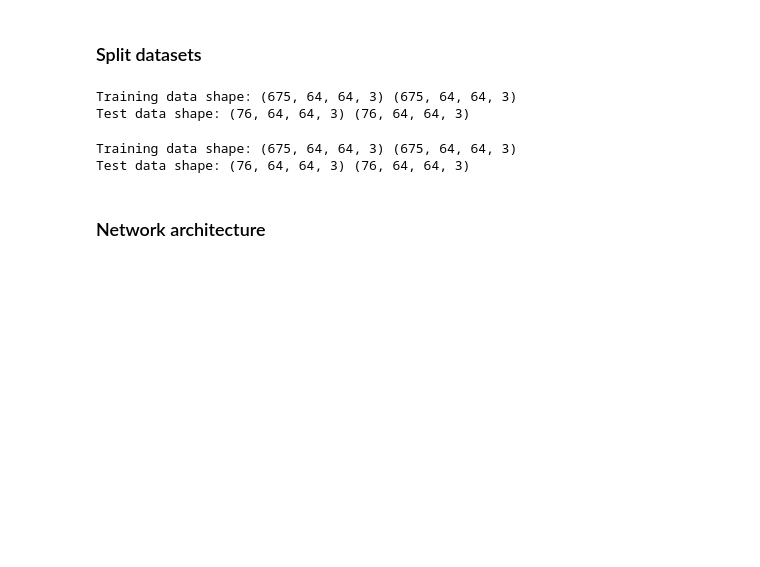
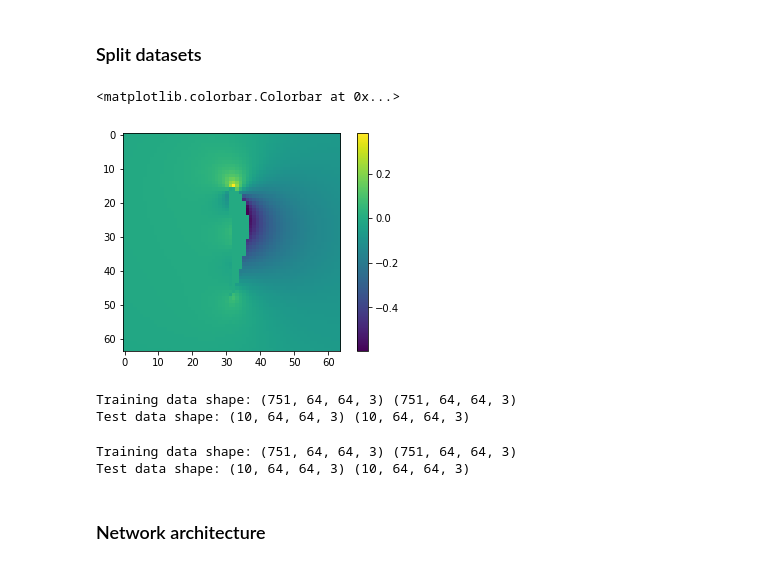
Before and after one commit to BSVogler/ferienakademie2018-accelerating-physics-with-deep-learning, a Jupyter notebook: Tutorial_1.ipynb, the cells around one changed output. Saved outputs shown, nothing was run; the diff lists cells and outputs as text; code cells hidden in the pictures; blank space fills up the shorter version.

```diff
--- a/Tutorial_1.ipynb
+++ b/Tutorial_1.ipynb
@@ -110,3 +74,26 @@ Normalized target maxes: 0.5181714179504846 1.739651600742902 1.7284380207634795
 Normalized target mins: -1.957152811908768 -0.729521000704373 -0.7706419276952202
 # %% [markdown]
 ### Split datasets
+# %%
+#read test dataset
+testDir = os.getcwd() + '/data/testDataSetFinal'
+testFiles = listdir(testDir)
+# %%
+test_inputs = []
+test_targets = []
+for i, file in enumerate(testFiles):
+    npfile = np.load(testDir +'/' + file)
+    #a file contains 6 images: 3 for input p, vx, vy and output (ground truth)
+    d = npfile['a']
+    test_inputs.append(d[0:3])   # inx, iny, mask
+    test_targets.append(d[3:6])   # p, velx, vely
+test_inputs = np.asarray(test_inputs)
+test_targets = np.asarray(test_targets)
+# %%
+n_test_inputs, n_test_targets, n_vxmax, n_vymax = normalize_data(test_inputs,test_targets,norm = 1)
+# %%
+plt.imshow(n_test_targets[0,0,:,:])
+plt.colorbar()
+# %% [output]
+<matplotlib.colorbar.Colorbar at 0x...>
+[figure, added]
@@ -118,24 +108,24 @@ train_val_inputs  = train_val_inputs.transpose(0,2,3,1)
 train_val_targets = train_val_targets.transpose(0,2,3,1)
 
 #test dataset
-test_inputs  = test_inputs.transpose(0,2,3,1)
-test_targets = test_targets.transpose(0,2,3,1)
+n_test_inputs  = n_test_inputs.transpose(0,2,3,1)
+n_test_targets = n_test_targets.transpose(0,2,3,1)
 
 print('Training data shape:',np.shape(train_val_inputs),np.shape(train_val_targets))
-print('Test data shape:',np.shape(test_inputs),np.shape(test_targets))
+print('Test data shape:',np.shape(n_test_inputs),np.shape(n_test_targets))
 # %% [output]
-Training data shape: (675, 64, 64, 3) (675, 64, 64, 3)
-Test data shape: (76, 64, 64, 3) (76, 64, 64, 3)
+Training data shape: (751, 64, 64, 3) (751, 64, 64, 3)
+Test data shape: (10, 64, 64, 3) (10, 64, 64, 3)
 # %%
 #flattening if last layer is fcl
 #train_val_targets = np.reshape(train_val_targets,(len(train_val_targets),-1))
 #test_targets = np.reshape(test_targets,(len(test_targets),-1))
 # %%
 print('Training data shape:',np.shape(train_val_inputs),np.shape(train_val_targets))
-print('Test data shape:',np.shape(test_inputs),np.shape(test_targets))
+print('Test data shape:',np.shape(n_test_inputs),np.shape(n_test_targets))
 # %% [output]
-Training data shape: (675, 64, 64, 3) (675, 64, 64, 3)
-Test data shape: (76, 64, 64, 3) (76, 64, 64, 3)
+Training data shape: (751, 64, 64, 3) (751, 64, 64, 3)
+Test data shape: (10, 64, 64, 3) (10, 64, 64, 3)
 # %% [markdown]
 ### Network architecture
 # %%
```
Also changed, not shown: parts of 23 cells of this notebook.
